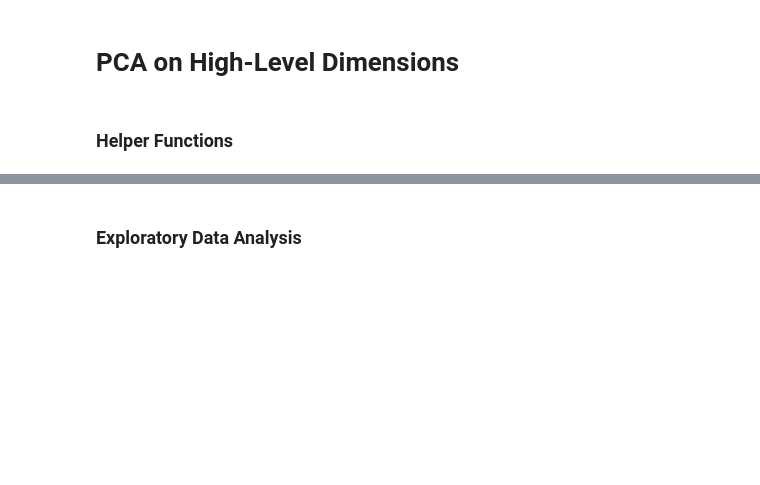
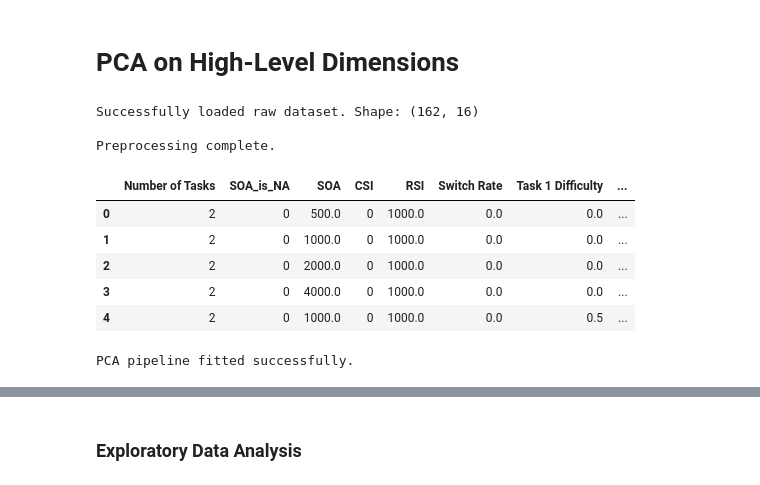
Before and after one commit to syntactic/Cognitive-Control-Paradigm-Integration, a Jupyter notebook: pca_csv.ipynb, the cells around one changed output, grey strips where cells are left out. Cells and saved outputs as stored; diff of their text form; code cells hidden in the pictures; blank space fills up the shorter version.

```diff
--- a/pca_csv.ipynb
+++ b/pca_csv.ipynb
@@ -17,2 +13,0 @@ warnings.filterwarnings('ignore')
-# %% [markdown]
-### Helper Functions
@@ -159,0 +14,27 @@ def create_pca_features(df_cleaned):
+# %%
+try:
+    df_raw = pd.read_csv('./data/super_experiment_design_space.csv')
+    print(f"Successfully loaded raw dataset. Shape: {df_raw.shape}")
+except FileNotFoundError:
+    print("Error: './data/super_experiment_design_space.csv' not found.")
+
+df_pca_features, numerical_cols, categorical_cols, df_processed = au.preprocess_for_pca(df_raw)
+print("\nPreprocessing complete.")
+display(df_pca_features.head())
+# %% [output]
+Successfully loaded raw dataset. Shape: (162, 16)
+
+Preprocessing complete.
+|  | Number of Tasks | SOA_is_NA | SOA | CSI | RSI | Switch Rate | Task 1 Difficulty | ... |
+| 0 | 2 | 0 | 500.0 | 0 | 1000.0 | 0.0 | 0.0 | ... |
+| 1 | 2 | 0 | 1000.0 | 0 | 1000.0 | 0.0 | 0.0 | ... |
+| 2 | 2 | 0 | 2000.0 | 0 | 1000.0 | 0.0 | 0.0 | ... |
+| 3 | 2 | 0 | 4000.0 | 0 | 1000.0 | 0.0 | 0.0 | ... |
+| 4 | 2 | 0 | 1000.0 | 0 | 1000.0 | 0.0 | 0.5 | ... |
+# %%
+pipeline = au.create_pca_pipeline(numerical_cols, categorical_cols)
+pipeline.fit(df_pca_features)
+
+print("PCA pipeline fitted successfully.")
+# %% [output]
+PCA pipeline fitted successfully.
```
Also changed, not shown: parts of 21 cells of this notebook, 7 other files.
